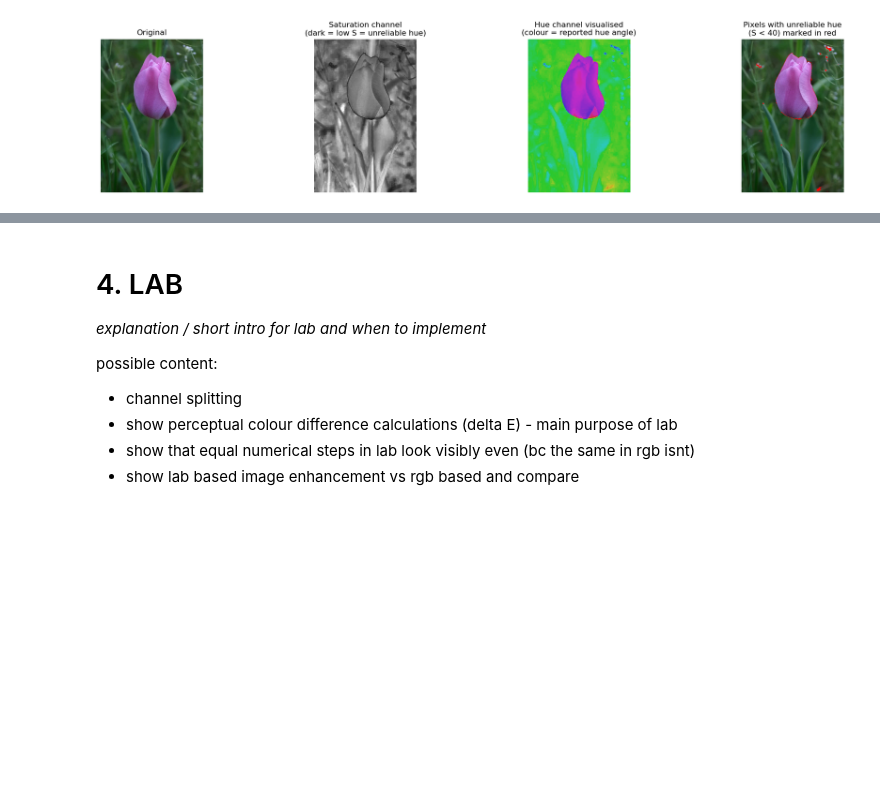
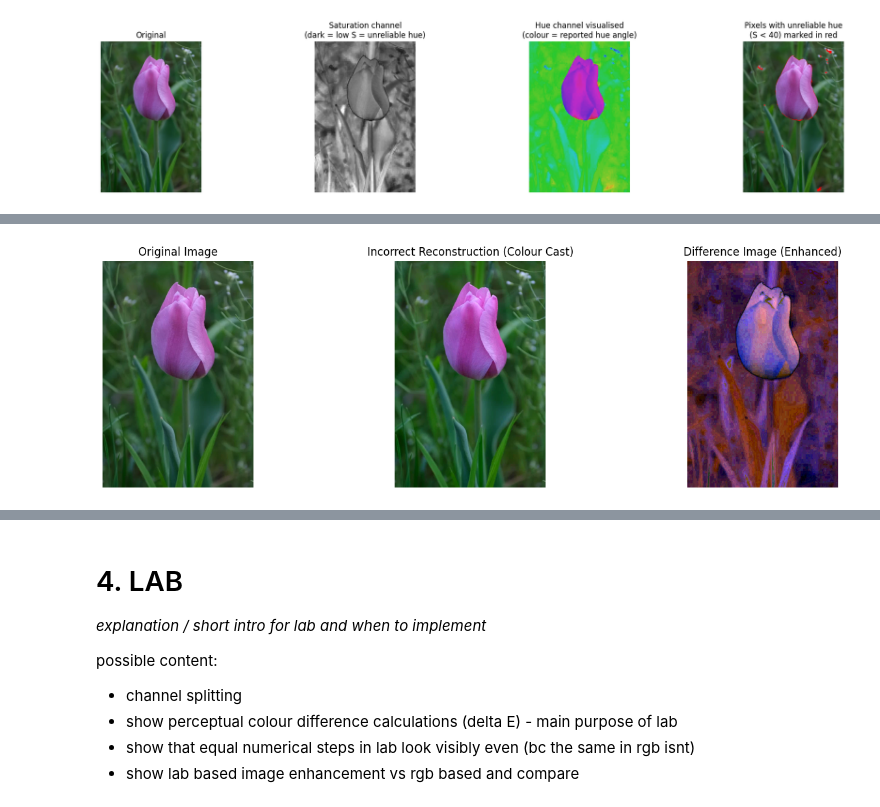
Before and after one commit to romeybajada/cv_colour_models, a Jupyter notebook: walkthrough.ipynb, the cells around one changed output, grey strips where cells are left out. Cells and saved outputs as stored; diff of their text form; code cells hidden in the pictures; blank space fills up the shorter version.

```diff
--- a/walkthrough.ipynb
+++ b/walkthrough.ipynb
@@ -313,0 +374,33 @@ The difference image appears mostly dark because chroma subsampling introduces o
+# %%
+img_ycbcr = cv2.cvtColor(img_tulip_rgb, cv2.COLOR_RGB2YCrCb)
+
+Y  = img_ycbcr[:,:,0].astype(np.float32)
+Cr = img_ycbcr[:,:,1].astype(np.float32) - 128
+Cb = img_ycbcr[:,:,2].astype(np.float32) - 128
+
+# INTENTIONALLY stronger incorrect reconstruction (colour cast)
+R_wrong = Y + 1.8 * Cr
+G_wrong = Y - 0.4 * Cb - 0.9 * Cr
+B_wrong = Y + 2.2 * Cb
+
+img_wrong = cv2.merge([
+    np.clip(R_wrong, 0, 255),
+    np.clip(G_wrong, 0, 255),
+    np.clip(B_wrong, 0, 255)
+]).astype(np.uint8)
+
+# Compute visible difference
+diff = cv2.absdiff(img_tulip_rgb, img_wrong)
+
+# Boost visibility (VERY important)
+diff_boost = cv2.normalize(diff, None, 0, 255, cv2.NORM_MINMAX)
+
+show_images(
+    [img_tulip_rgb, img_wrong, diff_boost],
+    ['Original Image',
+     'Incorrect Reconstruction (Colour Cast)',
+     'Difference Image (Enhanced)'],
+     cmap_list=[None, None, 'gray']
+)
+# %% [output]
+[figure, added]
```
Also changed, not shown: parts of 16 cells of this notebook.
